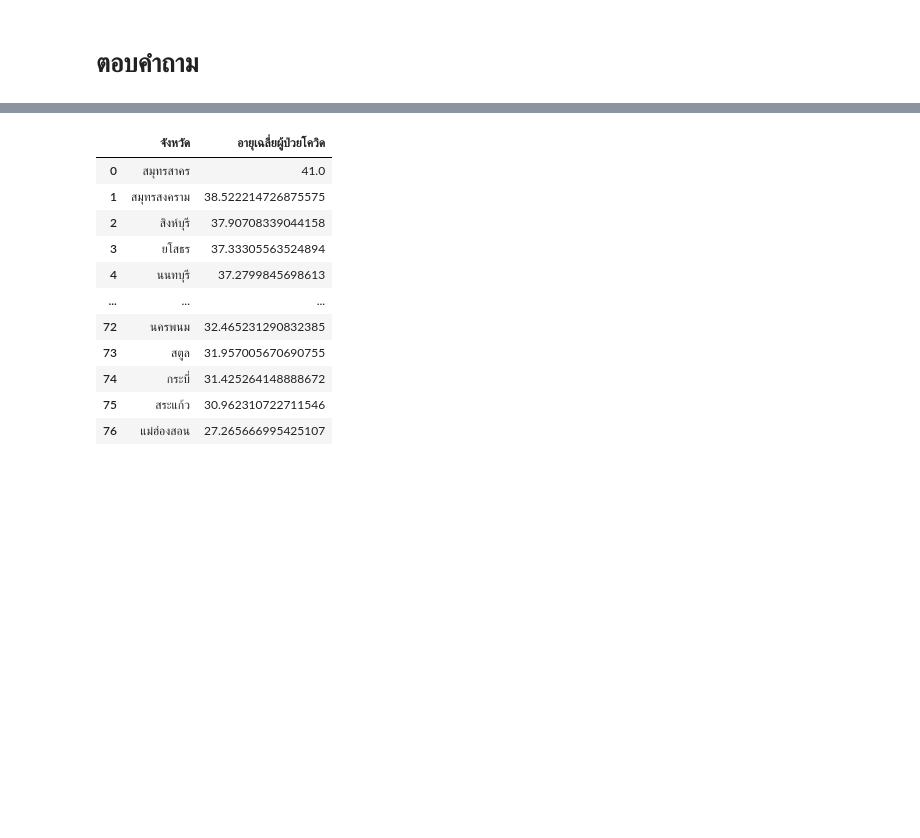
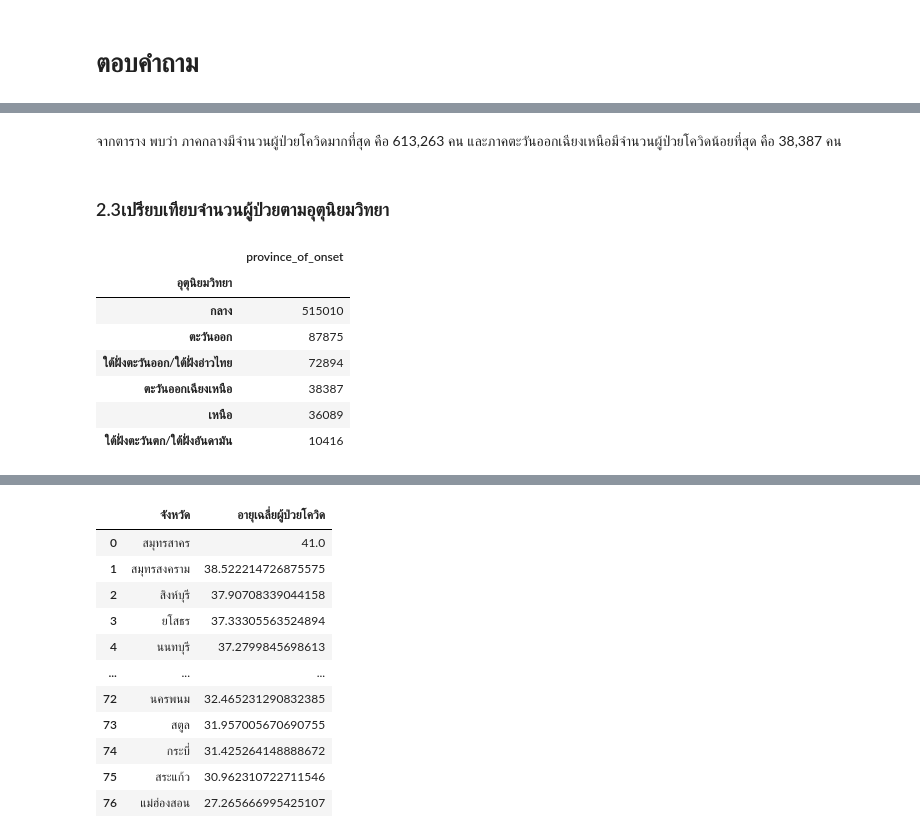
Before and after one commit to PhinyadaPhen/data_viz_2022, a Jupyter notebook: BasicPython&DataViz_midterm2022.ipynb, the cells around one changed output, grey strips where cells are left out. Drawn from its saved outputs; the diff is of its cells as text; code cells hidden in the pictures; blank space fills up the shorter version.

```diff
--- a/BasicPython&DataViz_midterm2022.ipynb
+++ b/BasicPython&DataViz_midterm2022.ipynb
@@ -636,0 +477,16 @@ headers = ['จังหวัด','อายุเฉลี่ยผู้ป
+# %% [markdown]
+จากตาราง พบว่า ภาคกลางมีจำนวนผู้ป่วยโควิดมากที่สุด คือ 613,263 คน และภาคตะวันออกเฉียงเหนือมีจำนวนผู้ป่วยโควิดน้อยที่สุด คือ 38,387 คน
+# %% [markdown]
+### 2.3เปรียบเทียบจำนวนผู้ป่วยตามอุตุนิยมวิทยา
+# %%
+Ans_meteorology = data.groupby('อุตุนิยมวิทยา').count().sort_values(by=['province_of_onset'],ascending=False) # จำนวนผู้ป่วยโควิดจาก province_of_onset ของแต่ละภาคตามอุตุนิยมวิทยา โดยเรียงลำดับจากมาก-น้อย
+Ans_meteorology.iloc[:,-6:-5] # แสดงจำนวนผู้ป่วยโควิดในแต่ละภาค
+# %% [output]
+|  | province_of_onset |
+| อุตุนิยมวิทยา |  |
+| กลาง | 515010 |
+| ตะวันออก | 87875 |
+| ใต้ฝั่งตะวันออก/ใต้ฝั่งอ่าวไทย | 72894 |
+| ตะวันออกเฉียงเหนือ | 38387 |
+| เหนือ | 36089 |
+| ใต้ฝั่งตะวันตก/ใต้ฝั่งอันดามัน | 10416 |
```
Also changed, not shown: parts of 103 cells of this notebook.
